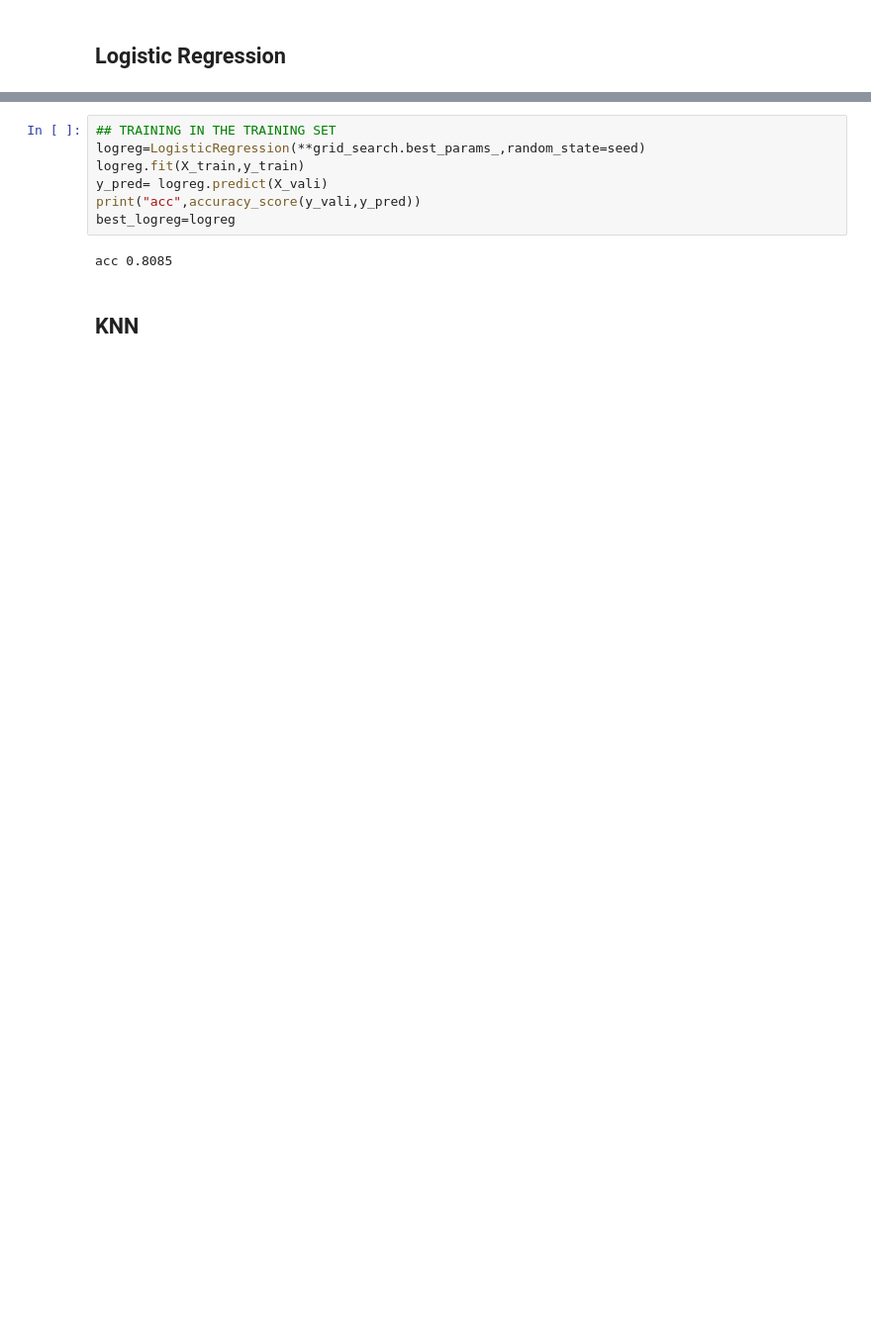
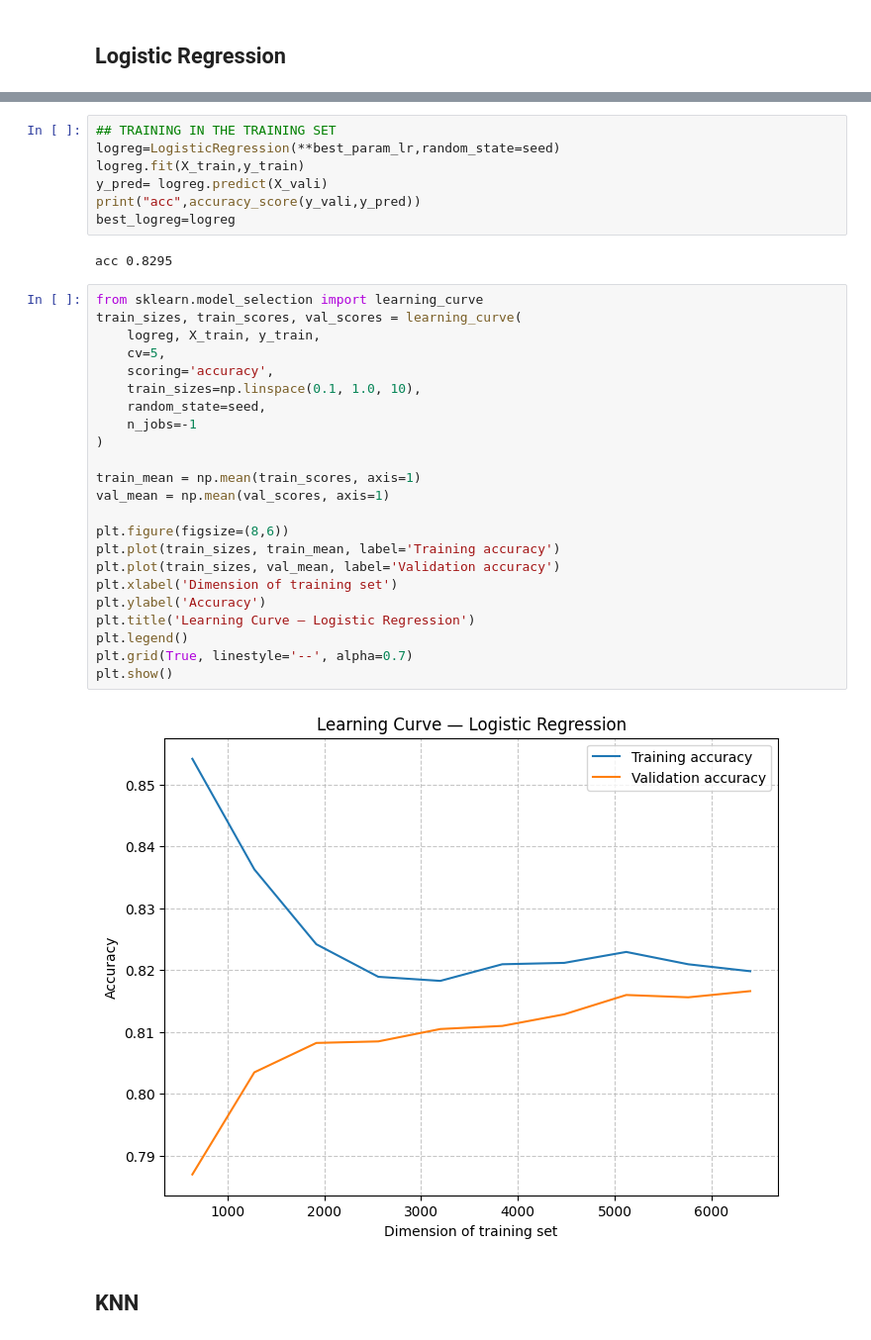
Before and after one commit to surianosapienza/fds-pokemon, a Jupyter notebook: notebooks/03_modeling.ipynb, the cells around one changed output, grey strips where cells are left out. Shown at 99% size. Saved outputs shown, nothing was run; the diff lists cells and outputs as text; blank space fills up the shorter version.

```diff
--- a/notebooks/03_modeling.ipynb
+++ b/notebooks/03_modeling.ipynb
@@ -91,12 +89,37 @@ KeyboardInterrupt:
 # %%
 ## TRAINING IN THE TRAINING SET
-logreg=LogisticRegression(**grid_search.best_params_,random_state=seed)
+logreg=LogisticRegression(**best_param_lr,random_state=seed)
 logreg.fit(X_train,y_train)
 y_pred= logreg.predict(X_vali)
 print("acc",accuracy_score(y_vali,y_pred))
 best_logreg=logreg
 # %% [output]
-acc 0.8085
+acc 0.8295
+# %%
+from sklearn.model_selection import learning_curve
+train_sizes, train_scores, val_scores = learning_curve(
+    logreg, X_train, y_train,
+    cv=5,
+    scoring='accuracy',
+    train_sizes=np.linspace(0.1, 1.0, 10),
+    random_state=seed,
+    n_jobs=-1
+)
+
+train_mean = np.mean(train_scores, axis=1)
+val_mean = np.mean(val_scores, axis=1)
+
+plt.figure(figsize=(8,6))
+plt.plot(train_sizes, train_mean, label='Training accuracy')
+plt.plot(train_sizes, val_mean, label='Validation accuracy')
+plt.xlabel('Dimension of training set')
+plt.ylabel('Accuracy')
+plt.title('Learning Curve — Logistic Regression')
+plt.legend()
+plt.grid(True, linestyle='--', alpha=0.7)
+plt.show()
+# %% [output]
+[figure, added]
 # %% [markdown]
 ## KNN
 # %%
```
Also changed, not shown: parts of 21 cells of this notebook, 3 other files.
